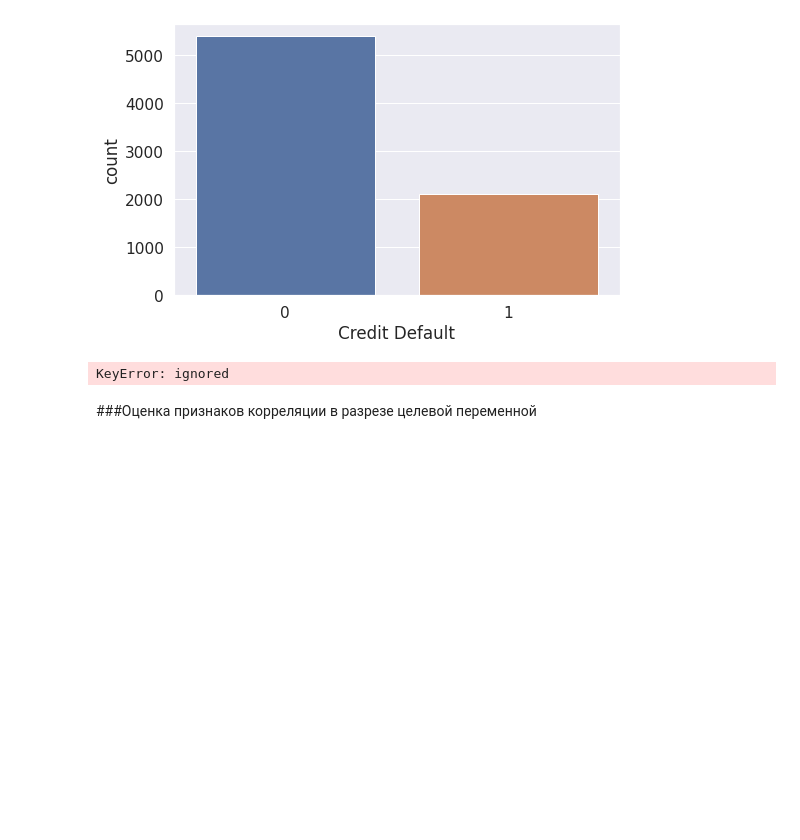
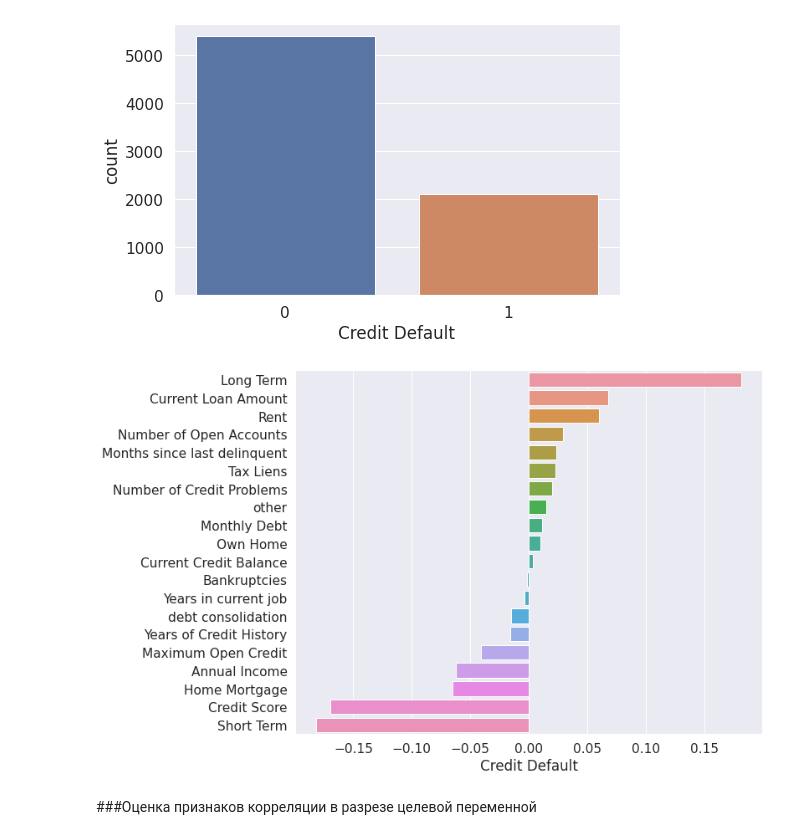
Before and after one commit to korshunov418/-Python-Data-Science, a Jupyter notebook: AKorshunov_solution.ipynb, the cells around one changed output. Saved outputs shown, nothing was run; the diff lists cells and outputs as text; code cells hidden in the pictures; blank space fills up the shorter version.

```diff
--- a/AKorshunov_solution.ipynb
+++ b/AKorshunov_solution.ipynb
@@ -1225,13 +1214,13 @@ plt.show()
 # %% [output]
 [figure]
 # %%
-corr_with_target = df_prep[BASE_FEATURE_NAMES + [TARGET_NAME]].corr().iloc[:-1,-1].sort_values(ascending=False)
+corr_with_target = df[BASE_FEATURE_NAMES + [TARGET_NAME]].corr().iloc[:-1,-1].sort_values(ascending=False)
 plt.figure(figsize=(10, 8))
 sns.barplot(x=corr_with_target, y = corr_with_target.index)
 plt.title = 'Correlation with target variable'
 plt.show()
 # %% [output]
-KeyError: ignored
+[figure, added]
 # %% [markdown]
 ###Оценка признаков корреляции в разрезе целевой переменной
 # %%
```
Also changed, not shown: parts of 42 cells of this notebook.
